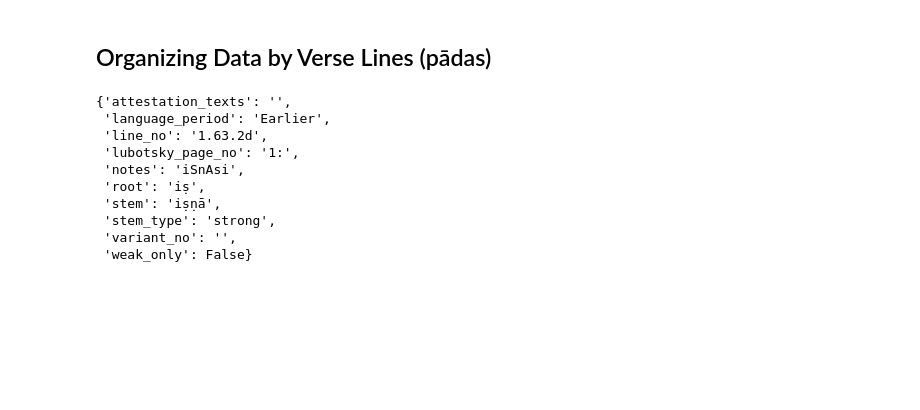
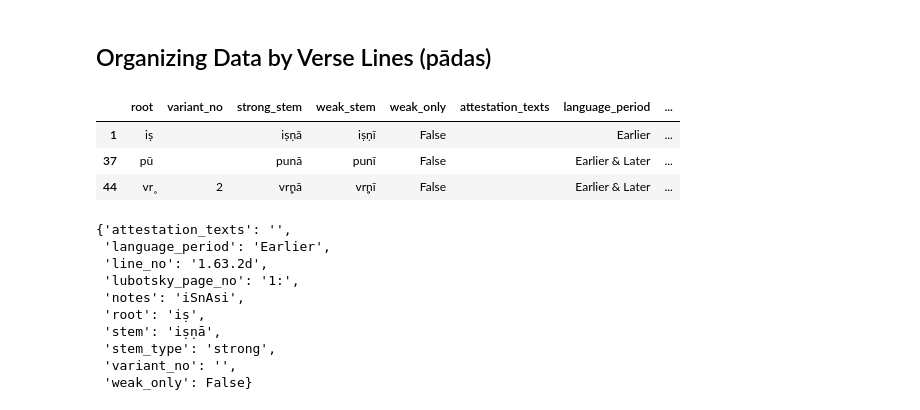
Before and after one commit to anupdhml/sanskrit_ninth_class_meter, a Jupyter notebook: README.ipynb, the cells around one changed output. Saved outputs shown, nothing was run; the diff lists cells and outputs as text; code cells hidden in the pictures; blank space fills up the shorter version.

```diff
--- a/README.ipynb
+++ b/README.ipynb
@@ -156,3 +350,14 @@ with open("downloads/rv_padapatha_eichler.html", "r") as input_file:
+# %%
+# TODO remove test df once we have all the annotations
+#df_roots_test = df_roots[~df_roots["rig_veda_strong_attestations"].isna()]
+#df_roots_test = df_roots[df_roots["rig_veda_strong_attestations"].str.len() > 0]
+df_roots_test = df_roots.query('rig_veda_strong_attestations != "" or rig_veda_weak_attestations != ""')
+df_roots_test.head()
+# %% [output]
+|  | root | variant_no | strong_stem | weak_stem | weak_only | attestation_texts | language_period | ... |
+| 1 | iṣ |  | iṣṇā | iṣṇī | False |  | Earlier | ... |
+| 37 | pū |  | punā | punī | False |  | Earlier & Later | ... |
+| 44 | vr̥ | 2 | vr̥ṇā | vr̥ṇī | False |  | Earlier & Later | ... |
 # %%
 #from pprint import pprint
 # %%
```
Also changed, not shown: parts of 16 cells of this notebook, 3 other files.
